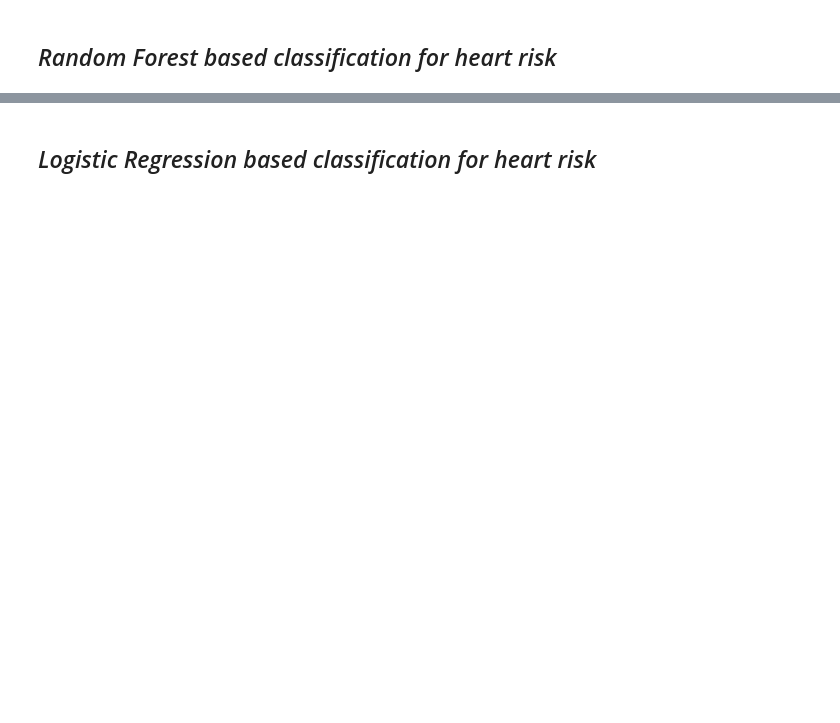
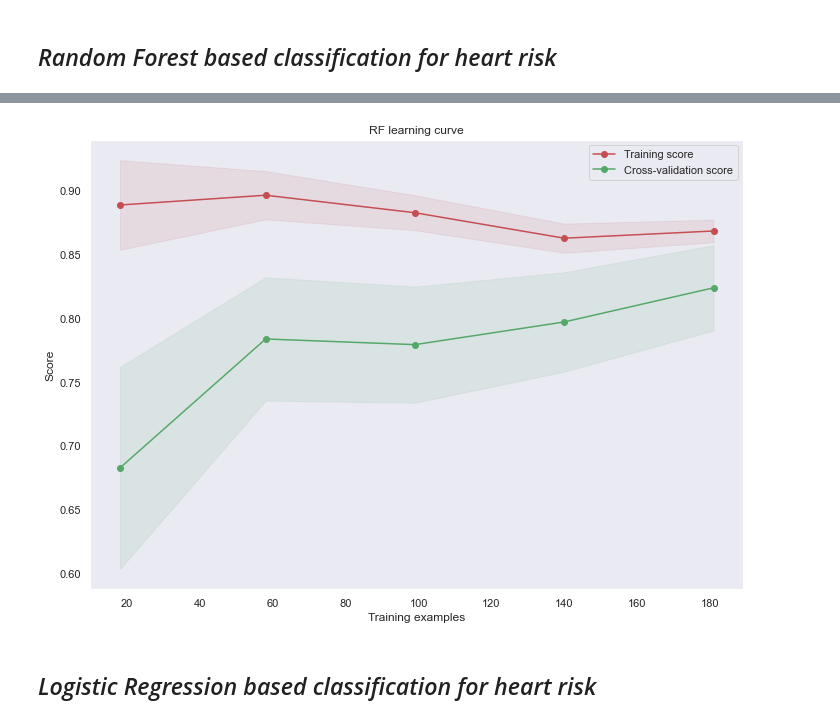
Before and after one commit to rrahman1234/Udacity_ML_Nanodegree, a Jupyter notebook: Hear_Risk_Analytics.ipynb, the cells around one changed output, grey strips where cells are left out. Cells and saved outputs as stored; diff of their text form; code cells hidden in the pictures; blank space fills up the shorter version.

```diff
--- a/Hear_Risk_Analytics.ipynb
+++ b/Hear_Risk_Analytics.ipynb
@@ -776,0 +735,3 @@ util.plot_confusion_matrix(cm_rf,classes=['No Risk', 'Risk'], title='RF based Co
+# %%
+util.plot_learning_curve(estimator = Tuned_model_rf, title = "RF learning curve", X = X_train, y = y_train, cv = kfold)
+# %% [output]
@@ -777,3 +739,4 @@ util.plot_confusion_matrix(cm_rf,classes=['No Risk', 'Risk'], title='RF based Co
+[figure, added]
 # %% [markdown]
 ## *Logistic Regression based classification for heart risk*
 # %%
```
Also changed, not shown: parts of 92 cells of this notebook.
